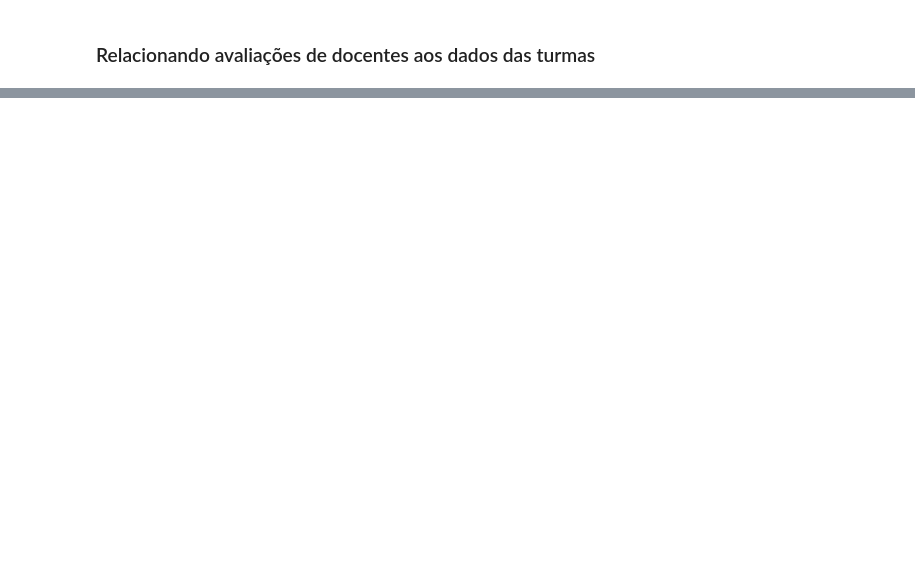
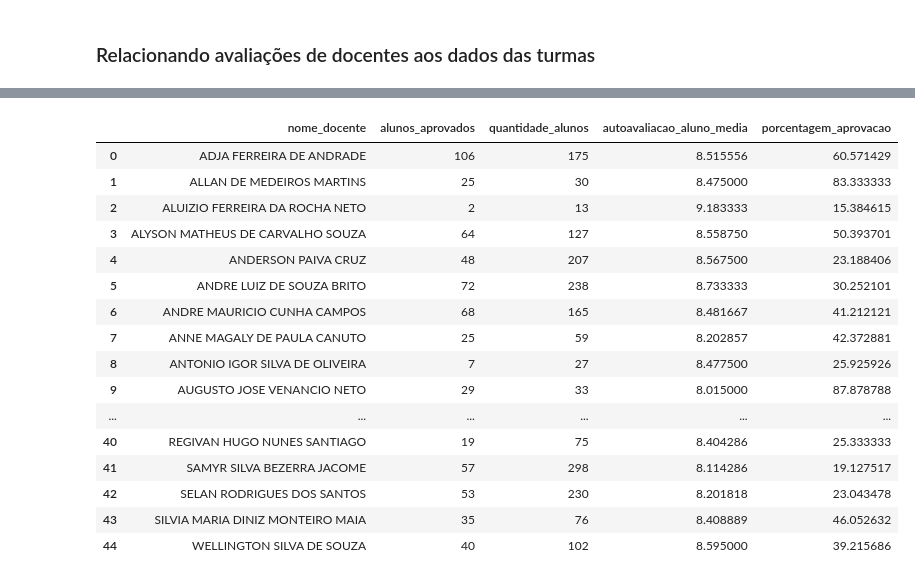
Before and after one commit to Ahrkano/Projeto_Probabilidade, a Jupyter notebook: Projeto 2.ipynb, the cells around one changed output, grey strips where cells are left out. Saved outputs shown, nothing was run; the diff lists cells and outputs as text; code cells hidden in the pictures; blank space fills up the shorter version.

```diff
--- a/Projeto 2.ipynb
+++ b/Projeto 2.ipynb
@@ -248,0 +271,14 @@ disciplinas.head()
+# %%
+#quantidade de alunos aprovados, reprovados, desistentes, etc...
+pivot = notas_imd_merge.pivot_table(index=["descricao","id_turma","nome_x", "nome_docente"],
+                                    values="codigo", aggfunc="count")
+#convertendo para Dataframe
+pivot = pd.DataFrame(pivot.to_records())
+
+#filtrando apenas a quantidade de aprovados
+array = ['APROVADO', 'APROVADO POR NOTA']
+
+aprovados = pivot.loc[pivot["descricao"].isin(array)]
+
+#investigando dados
+aprovados.head()
@@ -248,0 +292,9 @@ disciplinas.head()
+# %%
+#quantidade de alunos por docente ao longo dos periodos
+temp_cap = notas_imd_merge.pivot_table(index=["nome_docente"], values="capacidade_aluno", aggfunc="count")
+
+#convertendo para Dataframe
+tabela_cap = pd.DataFrame(temp_cap.to_records())
+
+#investigando os dados
+tabela_cap.head()
@@ -248,0 +308,6 @@ disciplinas.head()
+# %%
+#relacionando docentes ao numero de alunos aprovados
+tabela_aprovados = aprovados.groupby(['nome_docente'], as_index=False).sum()
+
+#investigando os dados
+tabela_aprovados.head()
@@ -248,0 +321,34 @@ disciplinas.head()
+# %%
+#adicionando quantidade de alunos
+dados_finais = pd.merge(tabela_aprovados, tabela_cap, on='nome_docente')
+
+#adicionando nota da avaliacao
+dados_finais = pd.merge(dados_finais, nota_docente_media, on='nome_docente')
+
+dados_finais = dados_finais.drop(columns=['id_turma'])
+dados_finais.rename(columns={'codigo': 'alunos_aprovados'}, inplace=True)
+dados_finais.rename(columns={'capacidade_aluno': 'quantidade_alunos'}, inplace=True)
+
+#adicionando porcentagem de aprovacao
+dados_finais["porcentagem_aprovacao"] = (dados_finais["alunos_aprovados"] / dados_finais["quantidade_alunos"])*100
+
+#investigando os dados
+dados_finais
+# %% [output]
+|  | nome_docente | alunos_aprovados | quantidade_alunos | autoavaliacao_aluno_media | porcentagem_aprovacao |
+| 0 | ADJA FERREIRA DE ANDRADE | 106 | 175 | 8.515556 | 60.571429 |
+| 1 | ALLAN DE MEDEIROS MARTINS | 25 | 30 | 8.475000 | 83.333333 |
+| 2 | ALUIZIO FERREIRA DA ROCHA NETO | 2 | 13 | 9.183333 | 15.384615 |
+| 3 | ALYSON MATHEUS DE CARVALHO SOUZA | 64 | 127 | 8.558750 | 50.393701 |
+| 4 | ANDERSON PAIVA CRUZ | 48 | 207 | 8.567500 | 23.188406 |
+| 5 | ANDRE LUIZ DE SOUZA BRITO | 72 | 238 | 8.733333 | 30.252101 |
+| 6 | ANDRE MAURICIO CUNHA CAMPOS | 68 | 165 | 8.481667 | 41.212121 |
+| 7 | ANNE MAGALY DE PAULA CANUTO | 25 | 59 | 8.202857 | 42.372881 |
+| 8 | ANTONIO IGOR SILVA DE OLIVEIRA | 7 | 27 | 8.477500 | 25.925926 |
+| 9 | AUGUSTO JOSE VENANCIO NETO | 29 | 33 | 8.015000 | 87.878788 |
+| ... | ... | ... | ... | ... | ... |
+| 40 | REGIVAN HUGO NUNES SANTIAGO | 19 | 75 | 8.404286 | 25.333333 |
+| 41 | SAMYR SILVA BEZERRA JACOME | 57 | 298 | 8.114286 | 19.127517 |
+| 42 | SELAN RODRIGUES DOS SANTOS | 53 | 230 | 8.201818 | 23.043478 |
+| 43 | SILVIA MARIA DINIZ MONTEIRO MAIA | 35 | 76 | 8.408889 | 46.052632 |
+| 44 | WELLINGTON SILVA DE SOUZA | 40 | 102 | 8.595000 | 39.215686 |
```
Also changed, not shown: parts of 11 cells of this notebook.
